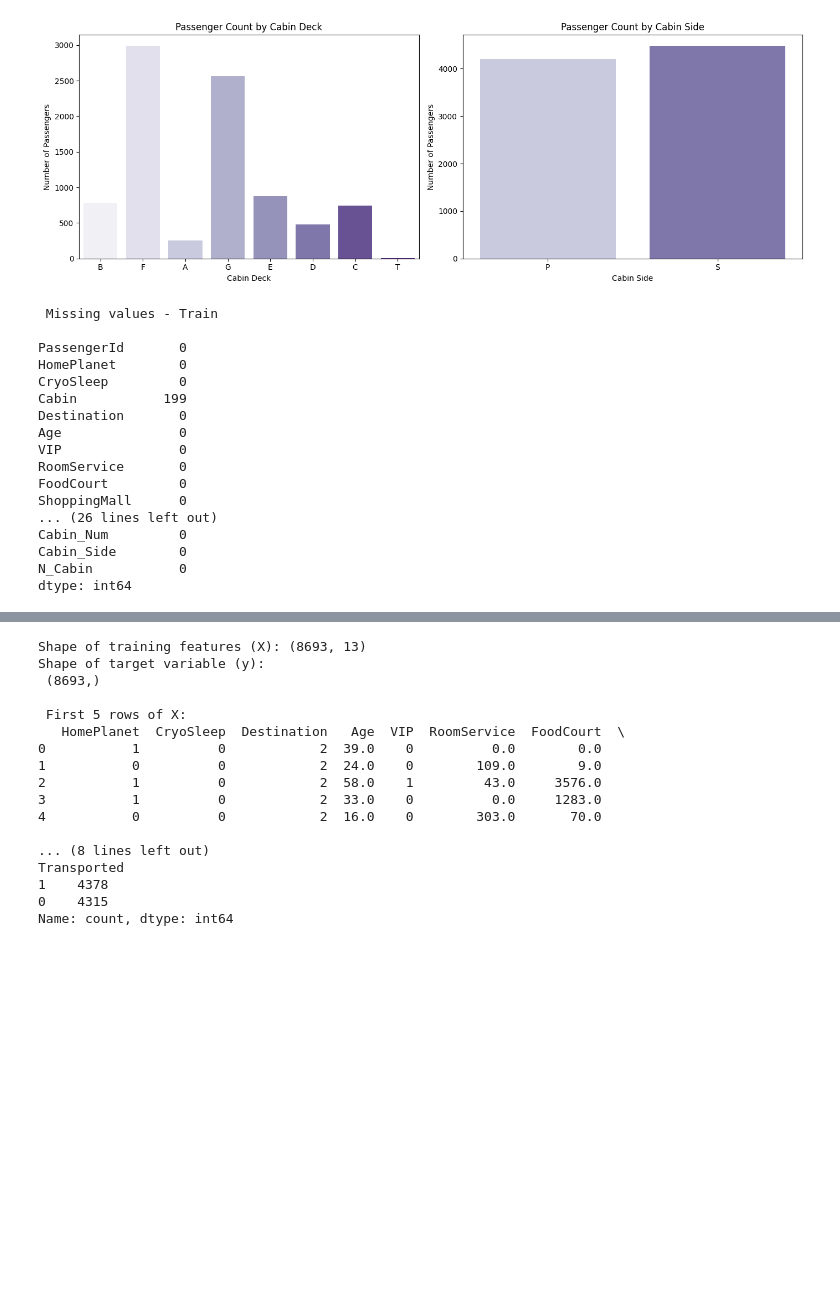
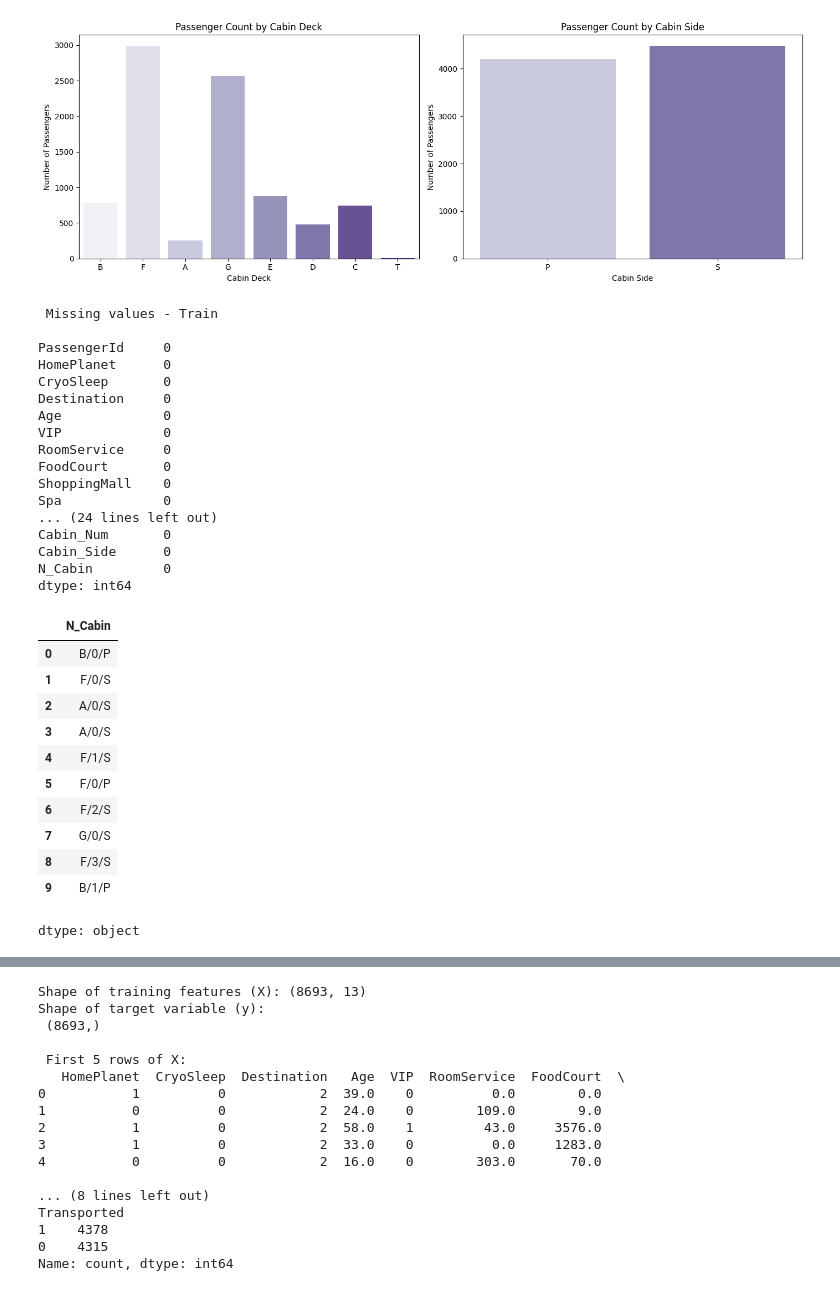
Before and after one commit to KaggleChallenge-Group9/Spaceship-Titanic-Challenge, a Jupyter notebook: Spaceship_Titanic_Challenge_Group_9.ipynb, the cells around one changed output, grey strips where cells are left out. Saved outputs shown, nothing was run; the diff lists cells and outputs as text; code cells hidden in the pictures; blank space fills up the shorter version.

```diff
--- a/Spaceship_Titanic_Challenge_Group_9.ipynb
+++ b/Spaceship_Titanic_Challenge_Group_9.ipynb
@@ -369,6 +372,10 @@ for df in [train, test]:
 2   A/0/S
 3   A/0/S
 4   F/1/S
+# %%
+# Drop the original cabin-related columns from train and test
+train.drop(columns=['Cabin'], inplace=True)
+test.drop(columns=['Cabin'], inplace=True)
 # %%
 ###################### remove if unwanted
 plt.figure(figsize=(14,5))
@@ -413,21 +420,36 @@ print(test.isnull().sum())
 # %% [output]
  Missing values - Train
 
-PassengerId       0
-HomePlanet        0
-CryoSleep         0
-Cabin           199
-Destination       0
-Age               0
-VIP               0
-RoomService       0
-FoodCourt         0
-ShoppingMall      0
-... (26 lines left out)
-Cabin_Num         0
-Cabin_Side        0
-N_Cabin           0
+PassengerId     0
+HomePlanet      0
+CryoSleep       0
+Destination     0
+Age             0
+VIP             0
+RoomService     0
+FoodCourt       0
+ShoppingMall    0
+Spa             0
+... (24 lines left out)
+Cabin_Num       0
+Cabin_Side      0
+N_Cabin         0
 dtype: int64
+# %%
+train['N_Cabin'].head(10)
+# %% [output]
+|  | N_Cabin |
+| 0 | B/0/P |
+| 1 | F/0/S |
+| 2 | A/0/S |
+| 3 | A/0/S |
+| 4 | F/1/S |
+| 5 | F/0/P |
+| 6 | F/2/S |
+| 7 | G/0/S |
+| 8 | F/3/S |
+| 9 | B/1/P |
+dtype: object
 # %%
 #Encoding categorical variables
 
```
Also changed, not shown: parts of 7 cells of this notebook.
